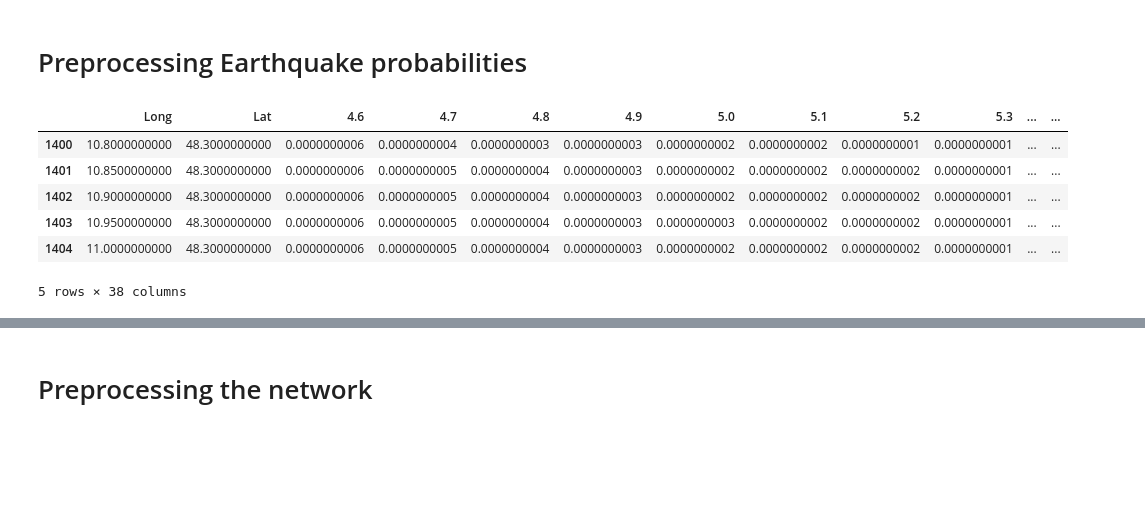
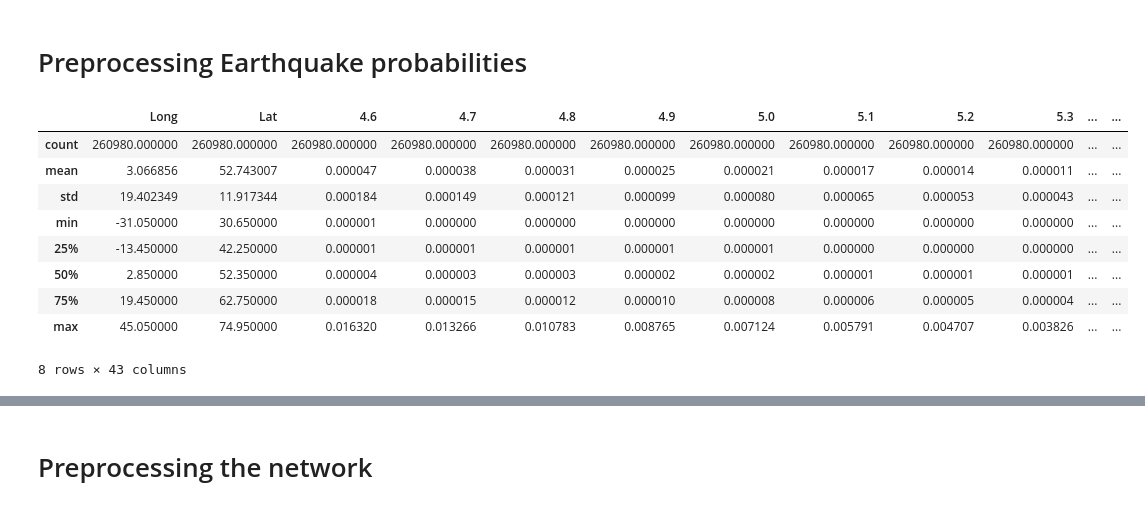
Before and after one commit to revpeter/fradir_ilp, a Jupyter notebook: FRADIR-3.ipynb, the cells around one changed output, grey strips where cells are left out. Saved outputs shown, nothing was run; the diff lists cells and outputs as text; code cells hidden in the pictures; blank space fills up the shorter version.

Commit message:
Some new data

```diff
--- a/FRADIR-3.ipynb
+++ b/FRADIR-3.ipynb
@@ -11,9 +11,9 @@ import matplotlib.pyplot as plt
 # %%
 # Creating the DataFrame of the earthquakes' probabilities
 #df = pd.read_table('../incremental_annual_rates/incremental_annual_rates_USA.txt', sep='\s+', header=None)
-df = pd.read_table('/home/mogyi/Projects/FRADIR/PSRLG_JSAC2020_toMogyi/seismic_data/incremental_annual_rates/incremental_annual_rates_italy.txt', sep='\s+', header=None)
+df = pd.read_table('/home/mogyi/Projects/FRADIR/PSRLG_JSAC2020_toMogyi/seismic_data/incremental_annual_rates/incremental_annual_rates_europe.txt', sep='\s+', header=None)
 
-df.columns = ['Long', 'Lat'] + [str(np.around(x,1)) for x in np.arange(4.6, 8.2, 0.1)]
+df.columns = ['Long', 'Lat'] + [str(np.around(x,1)) for x in np.arange(4.6, 8.7, 0.1)]
 #df.drop(df.columns[42:], axis=1, inplace=True)
 df.fillna(value=0.0, inplace=True)
 df = df[df['4.6'] != 0.0]
@@ -22,15 +22,18 @@ df = df[df['4.6'] != 0.0]
 # %%
 pd.options.display.float_format = '{:,.10f}'.format
 # %%
-df.head()
+df.describe()
 # %% [output]
 |  | Long | Lat | 4.6 | 4.7 | 4.8 | 4.9 | 5.0 | 5.1 | 5.2 | 5.3 | ... | ... |
-| 1400 | 10.8000000000 | 48.3000000000 | 0.0000000006 | 0.0000000004 | 0.0000000003 | 0.0000000003 | 0.0000000002 | 0.0000000002 | 0.0000000001 | 0.0000000001 | ... | ... |
-| 1401 | 10.8500000000 | 48.3000000000 | 0.0000000006 | 0.0000000005 | 0.0000000004 | 0.0000000003 | 0.0000000002 | 0.0000000002 | 0.0000000002 | 0.0000000001 | ... | ... |
-| 1402 | 10.9000000000 | 48.3000000000 | 0.0000000006 | 0.0000000005 | 0.0000000004 | 0.0000000003 | 0.0000000002 | 0.0000000002 | 0.0000000002 | 0.0000000001 | ... | ... |
-| 1403 | 10.9500000000 | 48.3000000000 | 0.0000000006 | 0.0000000005 | 0.0000000004 | 0.0000000003 | 0.0000000003 | 0.0000000002 | 0.0000000002 | 0.0000000001 | ... | ... |
-| 1404 | 11.0000000000 | 48.3000000000 | 0.0000000006 | 0.0000000005 | 0.0000000004 | 0.0000000003 | 0.0000000002 | 0.0000000002 | 0.0000000002 | 0.0000000001 | ... | ... |
+| count | 260980.000000 | 260980.000000 | 260980.000000 | 260980.000000 | 260980.000000 | 260980.000000 | 260980.000000 | 260980.000000 | 260980.000000 | 260980.000000 | ... | ... |
+| mean | 3.066856 | 52.743007 | 0.000047 | 0.000038 | 0.000031 | 0.000025 | 0.000021 | 0.000017 | 0.000014 | 0.000011 | ... | ... |
+| std | 19.402349 | 11.917344 | 0.000184 | 0.000149 | 0.000121 | 0.000099 | 0.000080 | 0.000065 | 0.000053 | 0.000043 | ... | ... |
+| min | -31.050000 | 30.650000 | 0.000001 | 0.000000 | 0.000000 | 0.000000 | 0.000000 | 0.000000 | 0.000000 | 0.000000 | ... | ... |
+| 25% | -13.450000 | 42.250000 | 0.000001 | 0.000001 | 0.000001 | 0.000001 | 0.000001 | 0.000000 | 0.000000 | 0.000000 | ... | ... |
+| 50% | 2.850000 | 52.350000 | 0.000004 | 0.000003 | 0.000003 | 0.000002 | 0.000002 | 0.000001 | 0.000001 | 0.000001 | ... | ... |
+| 75% | 19.450000 | 62.750000 | 0.000018 | 0.000015 | 0.000012 | 0.000010 | 0.000008 | 0.000006 | 0.000005 | 0.000004 | ... | ... |
+| max | 45.050000 | 74.950000 | 0.016320 | 0.013266 | 0.010783 | 0.008765 | 0.007124 | 0.005791 | 0.004707 | 0.003826 | ... | ... |
-5 rows × 38 columns
+8 rows × 43 columns
 # %%
 df = pd.read_csv('../incremental_annual_rates/incremental_annual_rates_USA.csv')
 df.describe()
```
Also changed, not shown: parts of 34 cells of this notebook, 13 other files.
